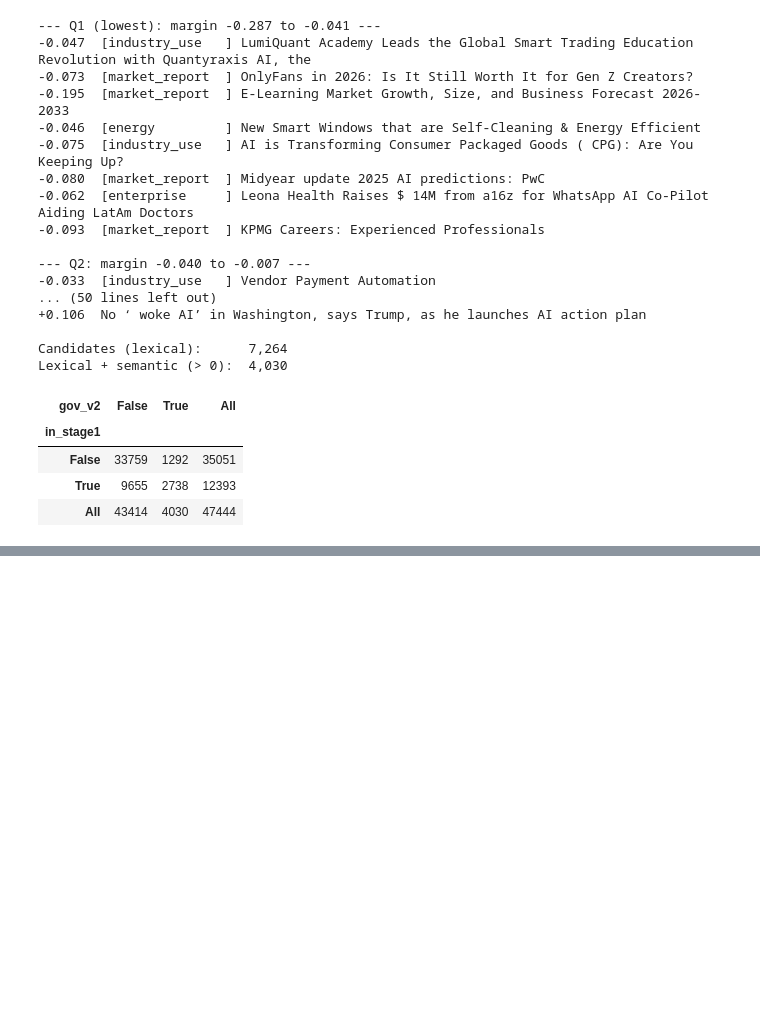
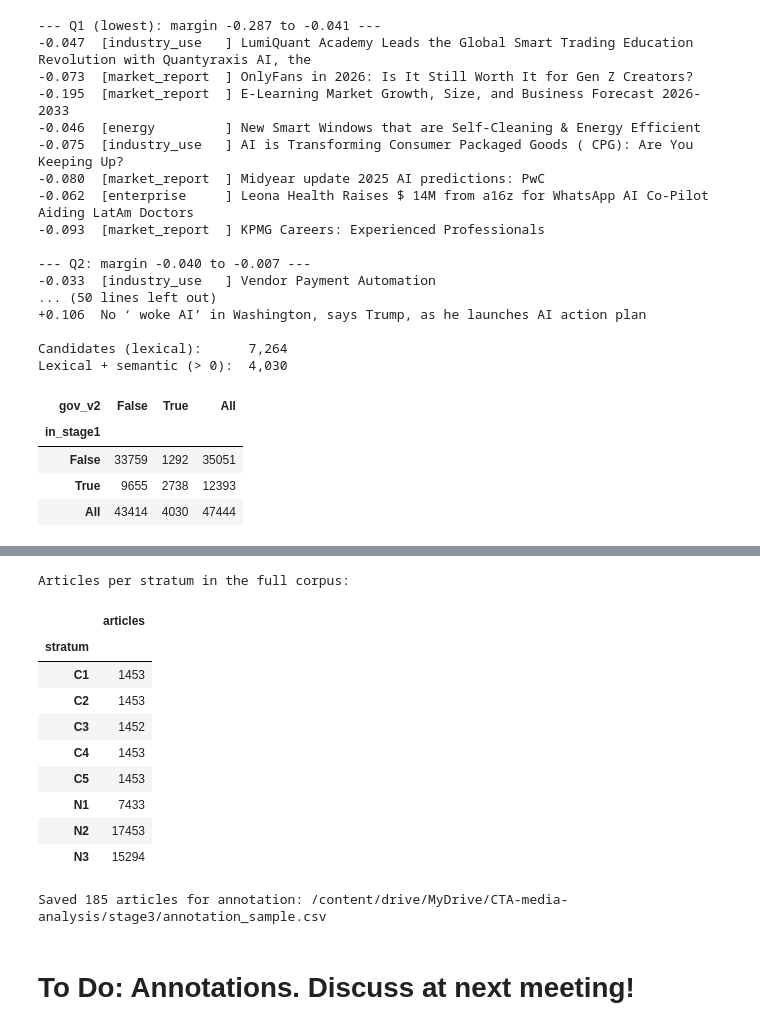
Before and after one commit to Pascingo/CTA-media-analysis, a Jupyter notebook: Stage_3.ipynb, the cells around one changed output, grey strips where cells are left out. Saved outputs shown, nothing was run; the diff lists cells and outputs as text; code cells hidden in the pictures; blank space fills up the shorter version.

Commit message:
Prepared files for manual annotations Created using Colab

```diff
--- a/Stage_3.ipynb
+++ b/Stage_3.ipynb
@@ -538,0 +575,64 @@ Lexical + semantic (> 0):  4,030
+# %%
+ANNOTATION_FILE = os.path.join(STAGE3_FOLDER, "annotation_sample.csv")
+ANNOTATED_FILE  = os.path.join(STAGE3_FOLDER, "annotation_labeled.csv")
+
+SAMPLE_SIZES = {"C1": 25, "C2": 25, "C3": 25, "C4": 25, "C5": 25, "N1": 25, "N2": 25, "N3": 10}
+N_DOUBLE = 50
+LEAD_WORDS_ANNOTATION = 150
+
+# 1. Assign every article of the full corpus to one stratum
+cand_mask = df["gov_lexical"]
+df["stratum"] = "N3"
+df.loc[~cand_mask & df["in_stage1"], "stratum"] = "N1"
+df.loc[~cand_mask & ~df["in_stage1"] & (df["gov_score_per_1k"] > 0), "stratum"] = "N2"
+df.loc[cand_mask, "stratum"] = pd.qcut(
+    df.loc[cand_mask, "sem_margin"], 5, labels=["C1", "C2", "C3", "C4", "C5"]
+).astype(str)
+
+print("Articles per stratum in the full corpus:")
+display(df["stratum"].value_counts().sort_index().rename("articles").to_frame())
+
+# 2. Draw the sample (only once, so existing annotations are never overwritten)
+if os.path.exists(ANNOTATION_FILE):
+    print(f"Annotation sample already exists: {ANNOTATION_FILE}")
+else:
+    sample = pd.concat([
+        df[df["stratum"] == stratum].sample(n=n, random_state=RANDOM_STATE)
+        for stratum, n in SAMPLE_SIZES.items()
+    ])
+    # Shuffle, so that the order does not reveal the strata
+    sample = sample.sample(frac=1, random_state=RANDOM_STATE)
+
+    annotation = pd.DataFrame({
+        "doc_id": sample.index,
+        "title": sample["title"].values,
+        "date": sample["published_at"].dt.strftime("%Y-%m-%d").values,
+        "domain": sample["domain"].values,
+        "url": sample["url"].values,
+        "lead": [
+            " ".join(re.sub(r"<[^>]+>", " ", str(c)).split()[:LEAD_WORDS_ANNOTATION])
+            for c in sample["content"]
+        ],
+    })
+    annotation["double_annotation"] = False
+    annotation.loc[annotation.sample(n=N_DOUBLE, random_state=RANDOM_STATE).index, "double_annotation"] = True
+    for col in ["label_A", "label_B", "label_final", "notes"]:
+        annotation[col] = ""
+
+    annotation.to_csv(ANNOTATION_FILE, index=False)
+    print(f"Saved {len(annotation)} articles for annotation: {ANNOTATION_FILE}")
+# %% [output]
+Articles per stratum in the full corpus:
+|  | articles |
+| stratum |  |
+| C1 | 1453 |
+| C2 | 1453 |
+| C3 | 1452 |
+| C4 | 1453 |
+| C5 | 1453 |
+| N1 | 7433 |
+| N2 | 17453 |
+| N3 | 15294 |
+Saved 185 articles for annotation: /content/drive/MyDrive/CTA-media-analysis/stage3/annotation_sample.csv
+# %% [markdown]
+# To Do: Annotations. Discuss at next meeting!
```
Also changed, not shown: parts of 3 cells of this notebook.
